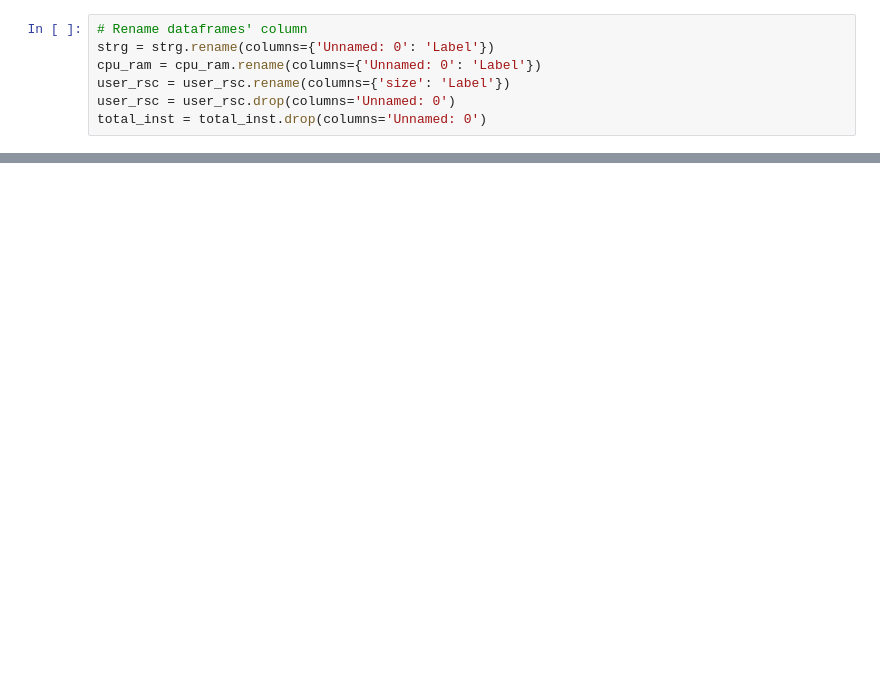
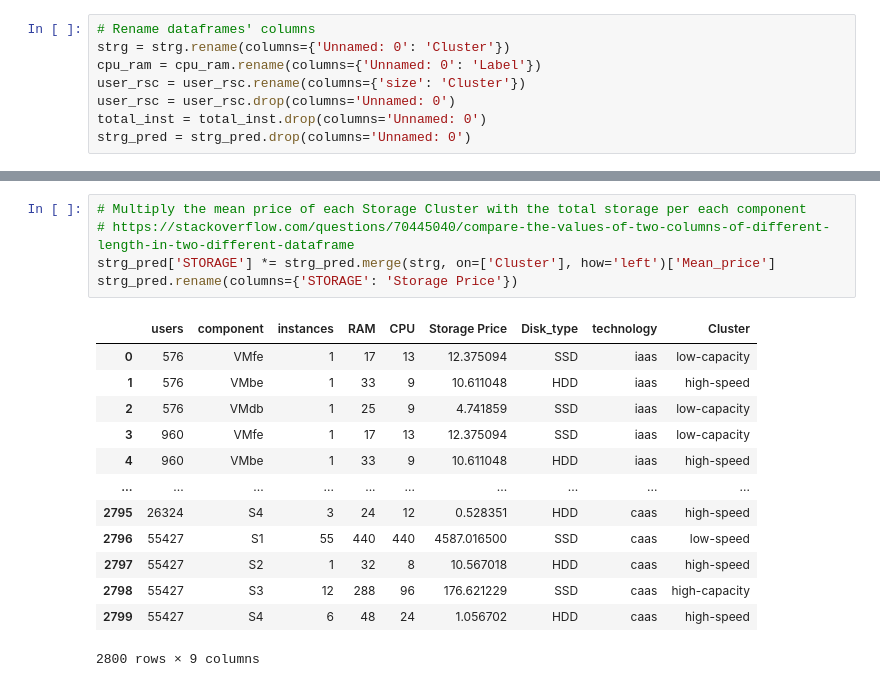
Before and after one commit to gfragi/cloudCasestudy, a Jupyter notebook: pricing.ipynb, the cells around one changed output, grey strips where cells are left out. Drawn from its saved outputs; the diff is of its cells as text; blank space fills up the shorter version.

```diff
--- a/pricing.ipynb
+++ b/pricing.ipynb
@@ -33,7 +19,8 @@ strg_pred
 # %%
-# Rename dataframes' column
-strg = strg.rename(columns={'Unnamed: 0': 'Label'})
+# Rename dataframes' columns
+strg = strg.rename(columns={'Unnamed: 0': 'Cluster'})
 cpu_ram = cpu_ram.rename(columns={'Unnamed: 0': 'Label'})
-user_rsc = user_rsc.rename(columns={'size': 'Label'})
+user_rsc = user_rsc.rename(columns={'size': 'Cluster'})
 user_rsc = user_rsc.drop(columns='Unnamed: 0')
 total_inst = total_inst.drop(columns='Unnamed: 0')
+strg_pred = strg_pred.drop(columns='Unnamed: 0')
@@ -69,0 +128,19 @@ fig.show()
+# %%
+# Multiply the mean price of each Storage Cluster with the total storage per each component
+# https://stackoverflow.com/questions/70445040/compare-the-values-of-two-columns-of-different-length-in-two-different-dataframe
+strg_pred['STORAGE'] *= strg_pred.merge(strg, on=['Cluster'], how='left')['Mean_price']
+strg_pred.rename(columns={'STORAGE': 'Storage Price'})
+# %% [output]
+|  | users | component | instances | RAM | CPU | Storage Price | Disk_type | technology | Cluster |
+| 0 | 576 | VMfe | 1 | 17 | 13 | 12.375094 | SSD | iaas | low-capacity |
+| 1 | 576 | VMbe | 1 | 33 | 9 | 10.611048 | HDD | iaas | high-speed |
+| 2 | 576 | VMdb | 1 | 25 | 9 | 4.741859 | SSD | iaas | low-capacity |
+| 3 | 960 | VMfe | 1 | 17 | 13 | 12.375094 | SSD | iaas | low-capacity |
+| 4 | 960 | VMbe | 1 | 33 | 9 | 10.611048 | HDD | iaas | high-speed |
+| ... | ... | ... | ... | ... | ... | ... | ... | ... | ... |
+| 2795 | 26324 | S4 | 3 | 24 | 12 | 0.528351 | HDD | caas | high-speed |
+| 2796 | 55427 | S1 | 55 | 440 | 440 | 4587.016500 | SSD | caas | low-speed |
+| 2797 | 55427 | S2 | 1 | 32 | 8 | 10.567018 | HDD | caas | high-speed |
+| 2798 | 55427 | S3 | 12 | 288 | 96 | 176.621229 | SSD | caas | high-capacity |
+| 2799 | 55427 | S4 | 6 | 48 | 24 | 1.056702 | HDD | caas | high-speed |
+2800 rows × 9 columns
```
Also changed, not shown: parts of 17 cells of this notebook, 20 other files.
